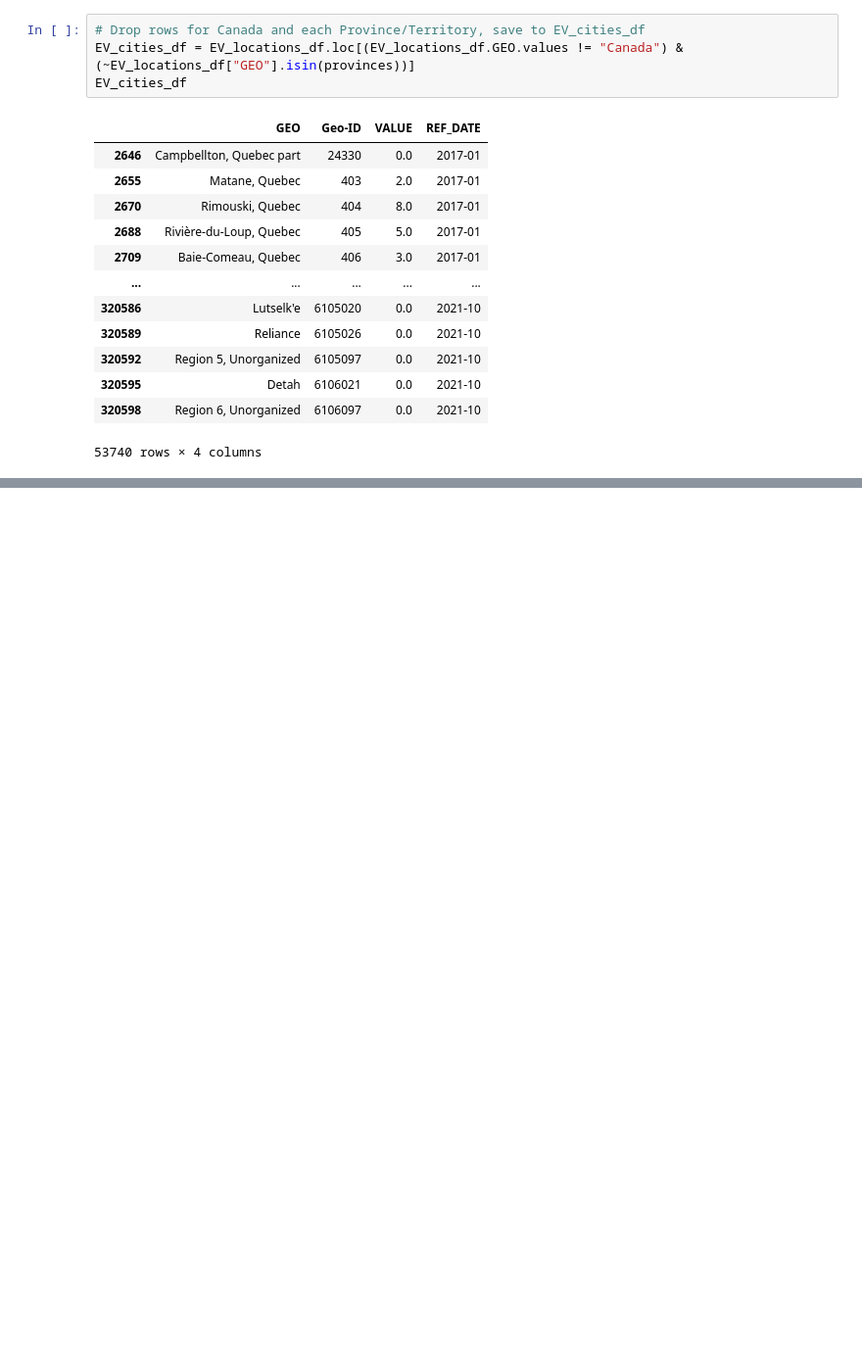
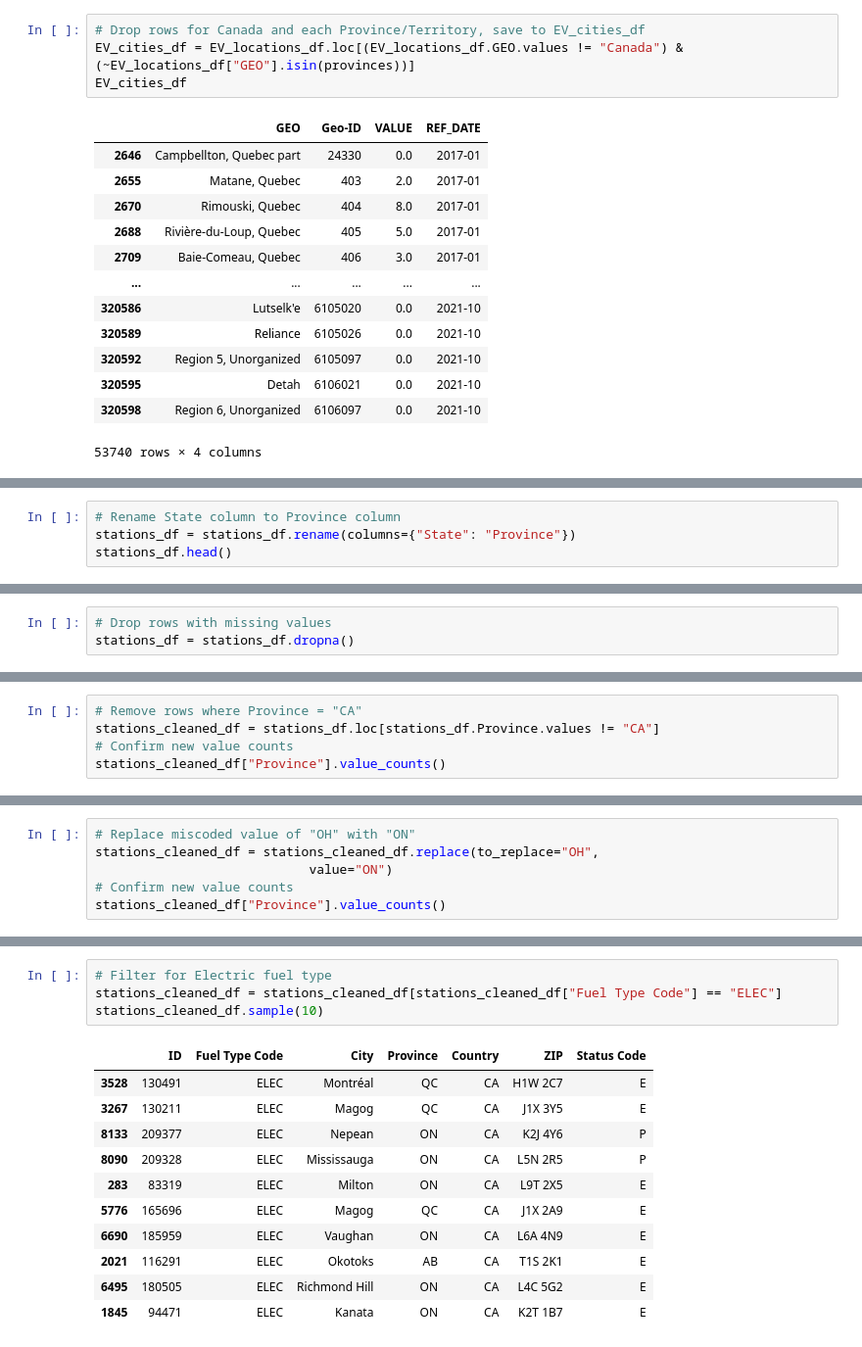
Before and after one commit to JorMerr/EV_charging_locations, a Jupyter notebook: dataset_cleaning.ipynb, the cells around one changed output, grey strips where cells are left out. Shown: that part at 98% size. Drawn from its saved outputs; the diff is of its cells as text; blank space fills up the shorter version.

```diff
--- a/dataset_cleaning.ipynb
+++ b/dataset_cleaning.ipynb
@@ -240,0 +271,4 @@ EV_cities_df.to_csv(filepath)
+# %%
+# Rename State column to Province column
+stations_df = stations_df.rename(columns={"State": "Province"})
+stations_df.head()
@@ -240,0 +312,3 @@ EV_cities_df.to_csv(filepath)
+# %%
+# Drop rows with missing values
+stations_df = stations_df.dropna()
@@ -240,0 +354,5 @@ EV_cities_df.to_csv(filepath)
+# %%
+# Remove rows where Province = "CA"
+stations_cleaned_df = stations_df.loc[stations_df.Province.values != "CA"]
+# Confirm new value counts
+stations_cleaned_df["Province"].value_counts()
@@ -240,0 +374,6 @@ EV_cities_df.to_csv(filepath)
+# %%
+# Replace miscoded value of "OH" with "ON"
+stations_cleaned_df = stations_cleaned_df.replace(to_replace="OH",
+                            value="ON")
+# Confirm new value counts
+stations_cleaned_df["Province"].value_counts()
@@ -240,0 +394,16 @@ EV_cities_df.to_csv(filepath)
+# %%
+# Filter for Electric fuel type
+stations_cleaned_df = stations_cleaned_df[stations_cleaned_df["Fuel Type Code"] == "ELEC"]
+stations_cleaned_df.sample(10)
+# %% [output]
+|  | ID | Fuel Type Code | City | Province | Country | ZIP | Status Code |
+| 3528 | 130491 | ELEC | Montréal | QC | CA | H1W 2C7 | E |
+| 3267 | 130211 | ELEC | Magog | QC | CA | J1X 3Y5 | E |
+| 8133 | 209377 | ELEC | Nepean | ON | CA | K2J 4Y6 | P |
+| 8090 | 209328 | ELEC | Mississauga | ON | CA | L5N 2R5 | P |
+| 283 | 83319 | ELEC | Milton | ON | CA | L9T 2X5 | E |
+| 5776 | 165696 | ELEC | Magog | QC | CA | J1X 2A9 | E |
+| 6690 | 185959 | ELEC | Vaughan | ON | CA | L6A 4N9 | E |
+| 2021 | 116291 | ELEC | Okotoks | AB | CA | T1S 2K1 | E |
+| 6495 | 180505 | ELEC | Richmond Hill | ON | CA | L4C 5G2 | E |
+| 1845 | 94471 | ELEC | Kanata | ON | CA | K2T 1B7 | E |
```
Also changed, not shown: parts of 21 cells of this notebook, 4 other files.
